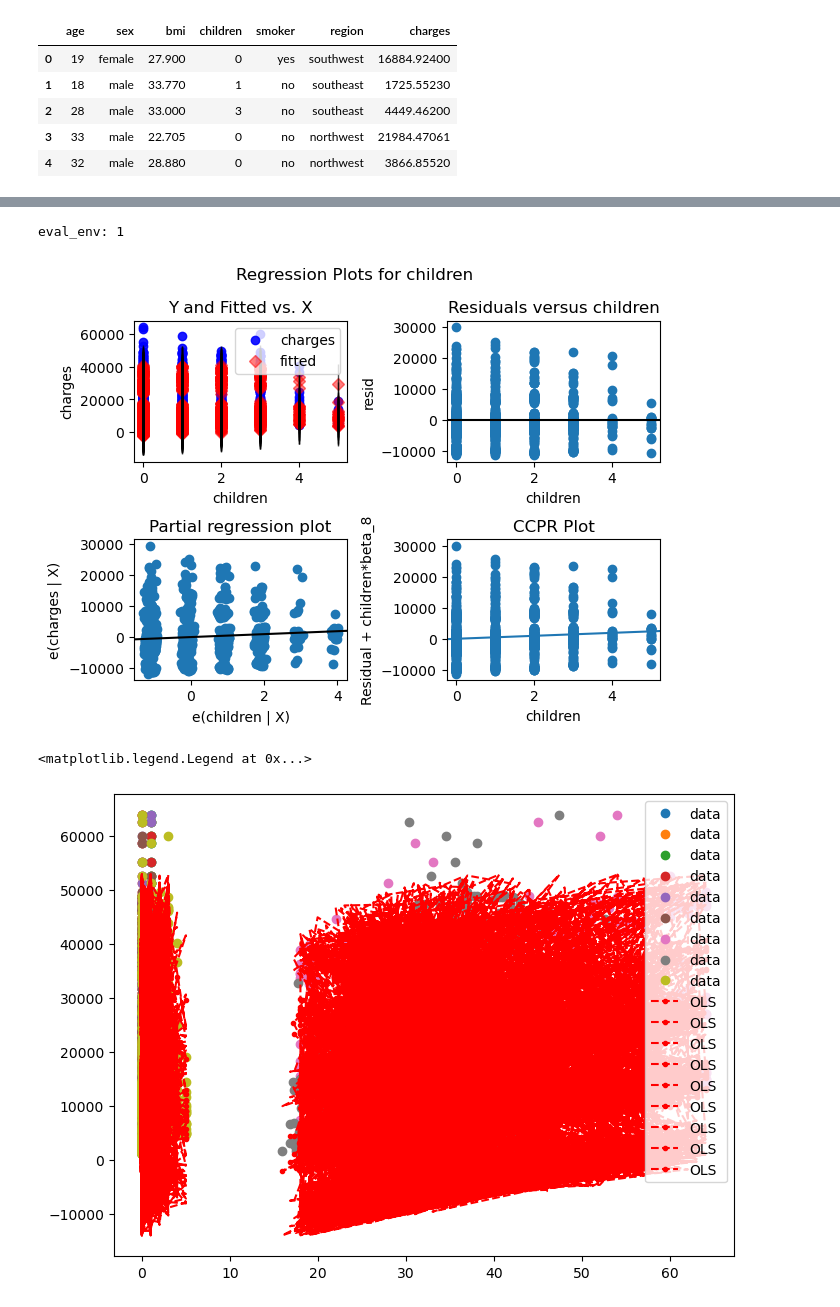
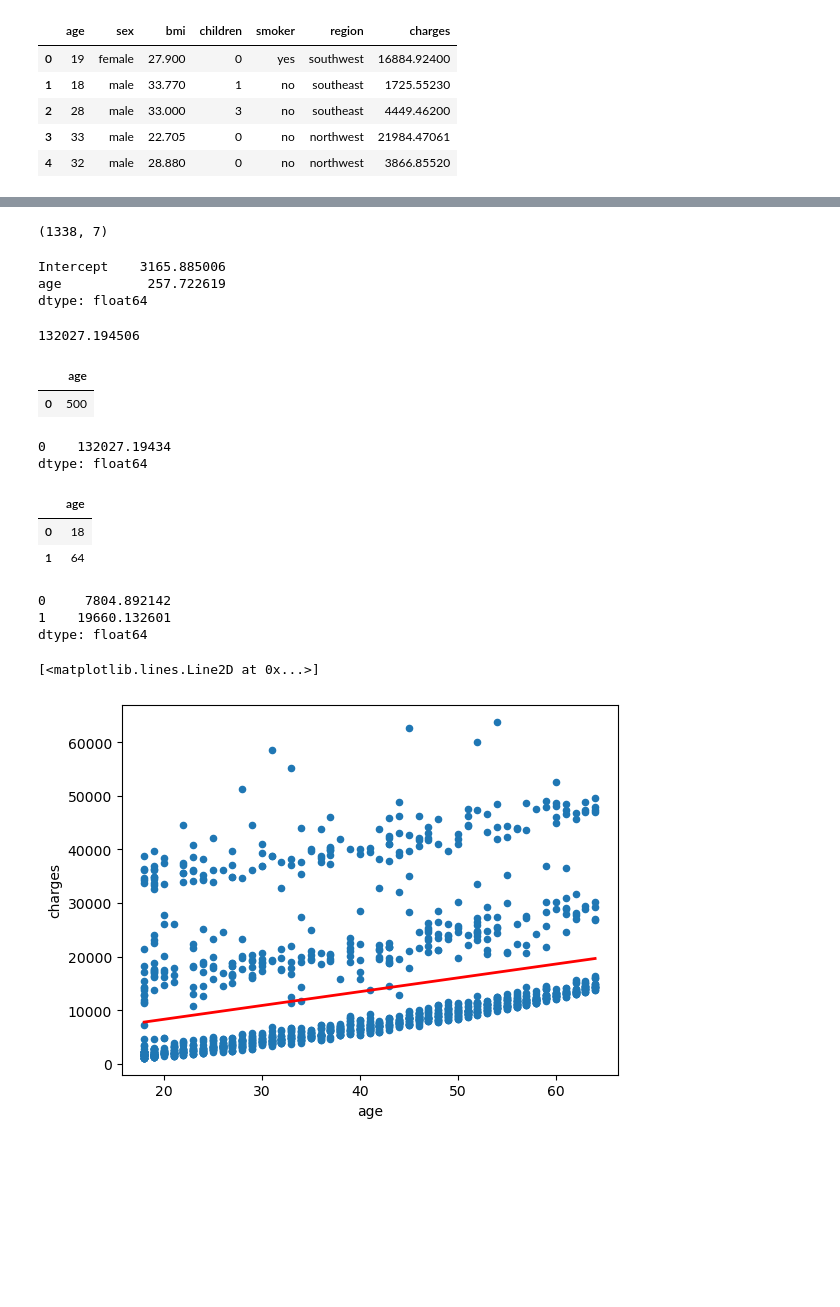
Before and after one commit to RossErskine/Kaggle-notebooks, a Jupyter notebook: Medical-insurance-Stats.ipynb, the cells around one changed output, grey strips where cells are left out. Drawn from its saved outputs; the diff is of its cells as text; code cells hidden in the pictures; blank space fills up the shorter version.

```diff
--- a/Medical-insurance-Stats.ipynb
+++ b/Medical-insurance-Stats.ipynb
@@ -70,22 +21,56 @@ eval_env: 1
-# %%
-fig = sm.graphics.plot_regress_exog(res, "children")
-fig.tight_layout(pad=1.0)
-# %% [output]
-eval_env: 1
-[figure, removed]
-# %%
-pred_ols = res.get_prediction()
-iv_l = pred_ols.summary_frame()["obs_ci_lower"]
-iv_u = pred_ols.summary_frame()["obs_ci_upper"]
-
-fig, ax = plt.subplots(figsize=(8, 6))
-
-ax.plot(X, y, "o", label="data")
-#ax.plot(X, y_true, "b-", label="True")
-ax.plot(X, res.fittedvalues, "r--.", label="OLS")
-ax.plot(X, iv_u, "r--")
-ax.plot(X, iv_l, "r--")
-ax.legend(loc="best")
-# %% [output]
-<matplotlib.legend.Legend at 0x...>
-[figure, removed]
+# %%
+df.shape
+# %% [output]
+(1338, 7)
+# %%
+# create a fitted model in one line
+lm = smf.ols(formula='charges ~ age', data=df).fit()
+
+# print the coefficients
+lm.params
+# %% [output]
+Intercept    3165.885006
+age           257.722619
+dtype: float64
+# %%
+3165.885006+257.722619*500
+# %% [output]
+132027.194506
+# %%
+# you have to create a DataFrame since the Statsmodels formula interface expects it
+X_new = pd.DataFrame({'age': [500]})
+X_new.head()
+# %% [output]
+|  | age |
+| 0 | 500 |
+# %%
+# use the model to make predictions on a new value
+lm.predict(X_new)
+# %% [output]
+0    132027.19434
+dtype: float64
+# %%
+# create a DataFrame with the minimum and maximum values of TV
+X_new = pd.DataFrame({'age': [df.age.min(), df.age.max()]})
+X_new.head()
+# %% [output]
+|  | age |
+| 0 | 18 |
+| 1 | 64 |
+# %%
+# make predictions for those x values and store them
+preds = lm.predict(X_new)
+preds
+# %% [output]
+0     7804.892142
+1    19660.132601
+dtype: float64
+# %%
+# first, plot the observed data
+df.plot(kind='scatter', x='age', y='charges')
+
+# then, plot the least squares line
+plt.plot(X_new, preds, c='red', linewidth=2)
+# %% [output]
+[<matplotlib.lines.Line2D at 0x...>]
+[figure, added]
```
Also changed, not shown: parts of 10 cells of this notebook, 1 other file.
